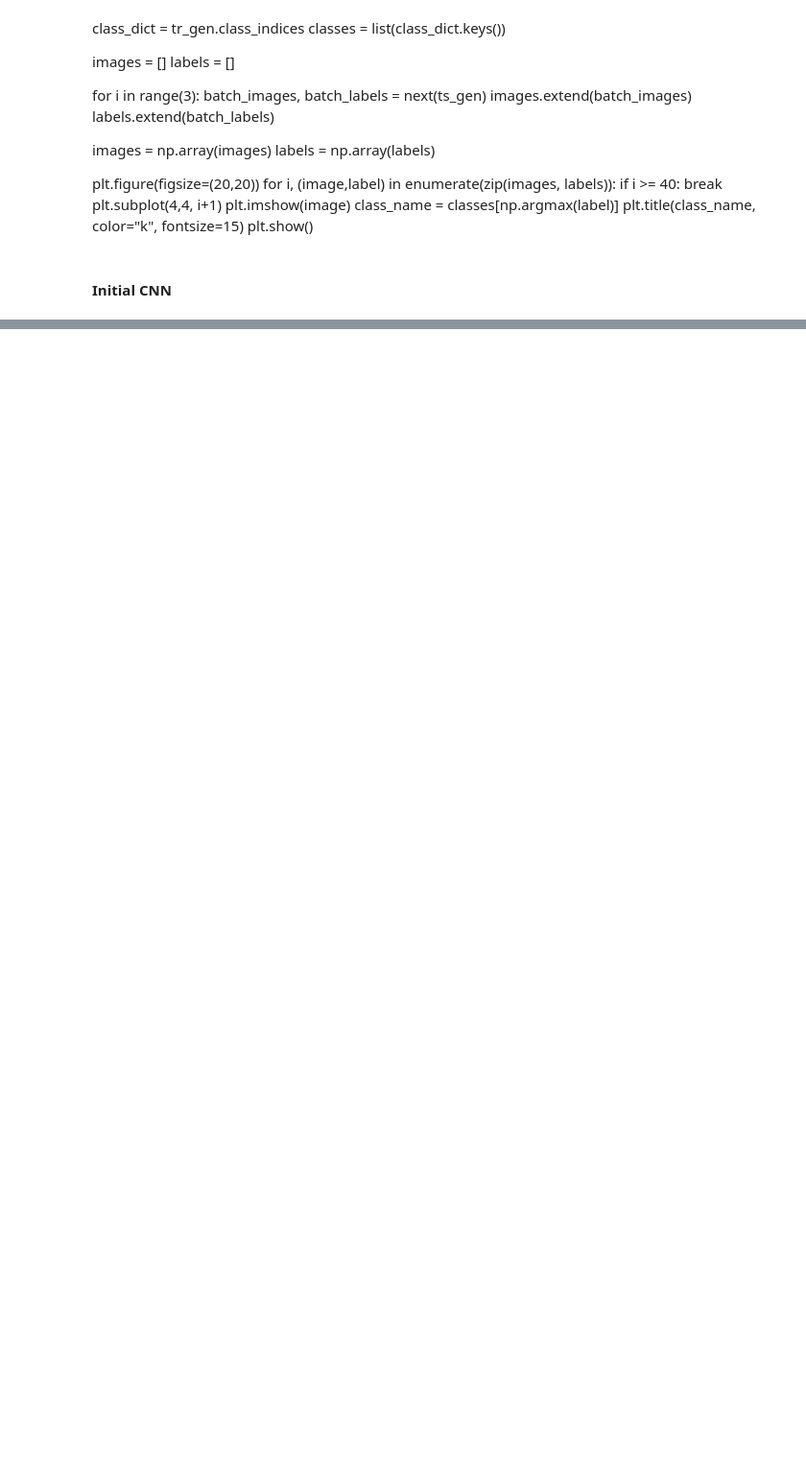
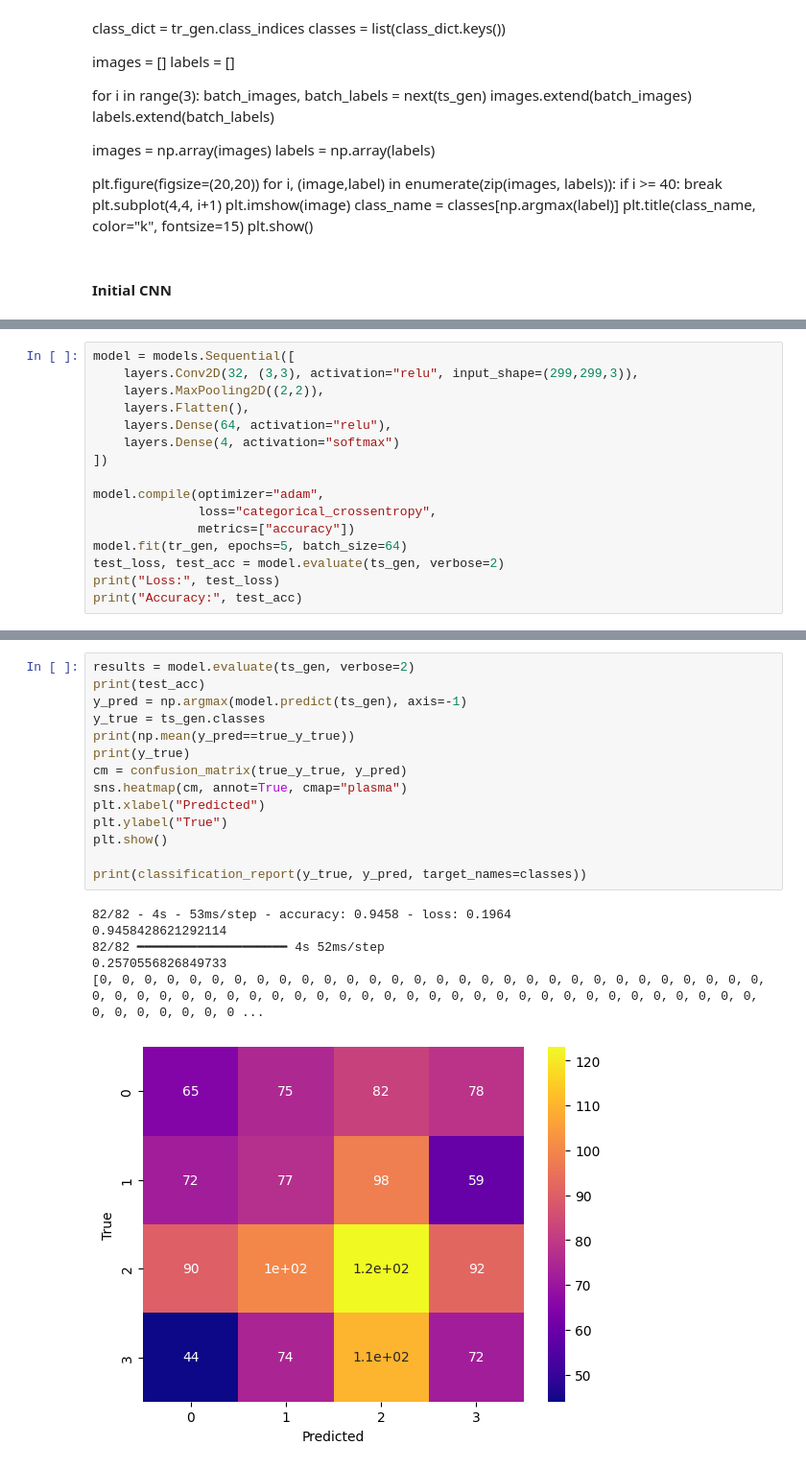
Before and after one commit to JalenRandleman/Brain_MRI_Tumor_Neural_Network_Classification, a Jupyter notebook: Final_Project_Code.ipynb, the cells around one changed output, grey strips where cells are left out. Shown at 96% size. Drawn from its saved outputs; the diff is of its cells as text; blank space fills up the shorter version.

```diff
--- a/Final_Project_Code.ipynb
+++ b/Final_Project_Code.ipynb
@@ -201,0 +236,16 @@ weighted avg       0.95      0.95      0.95      1311
+# %%
+model = models.Sequential([
+    layers.Conv2D(32, (3,3), activation="relu", input_shape=(299,299,3)),
+    layers.MaxPooling2D((2,2)),
+    layers.Flatten(),
+    layers.Dense(64, activation="relu"),
+    layers.Dense(4, activation="softmax")
+])
+
+model.compile(optimizer="adam",
+              loss="categorical_crossentropy",
+              metrics=["accuracy"])
+model.fit(tr_gen, epochs=5, batch_size=64)
+test_loss, test_acc = model.evaluate(ts_gen, verbose=2)
+print("Loss:", test_loss)
+print("Accuracy:", test_acc)
@@ -201,0 +266,21 @@ weighted avg       0.95      0.95      0.95      1311
+# %%
+results = model.evaluate(ts_gen, verbose=2)
+print(test_acc)
+y_pred = np.argmax(model.predict(ts_gen), axis=-1)
+y_true = ts_gen.classes
+print(np.mean(y_pred==true_y_true))
+print(y_true)
+cm = confusion_matrix(true_y_true, y_pred)
+sns.heatmap(cm, annot=True, cmap="plasma")
+plt.xlabel("Predicted")
+plt.ylabel("True")
+plt.show()
+
+print(classification_report(y_true, y_pred, target_names=classes))
+# %% [output]
+82/82 - 4s - 53ms/step - accuracy: 0.9458 - loss: 0.1964
+0.9458428621292114
+82/82 ━━━━━━━━━━━━━━━━━━━━ 4s 52ms/step
+0.2570556826849733
+[0, 0, 0, 0, 0, 0, 0, 0, 0, 0, 0, 0, 0, 0, 0, 0, 0, 0, 0, 0, 0, 0, 0, 0, 0, 0, 0, 0, 0, 0, 0, 0, 0, 0, 0, 0, 0, 0, 0, 0, 0, 0, 0, 0, 0, 0, 0, 0, 0, 0, 0, 0, 0, 0, 0, 0, 0, 0, 0, 0, 0, 0, 0, 0, 0, 0, 0 ...
+[figure, added]
```
Also changed, not shown: parts of 8 cells of this notebook.
